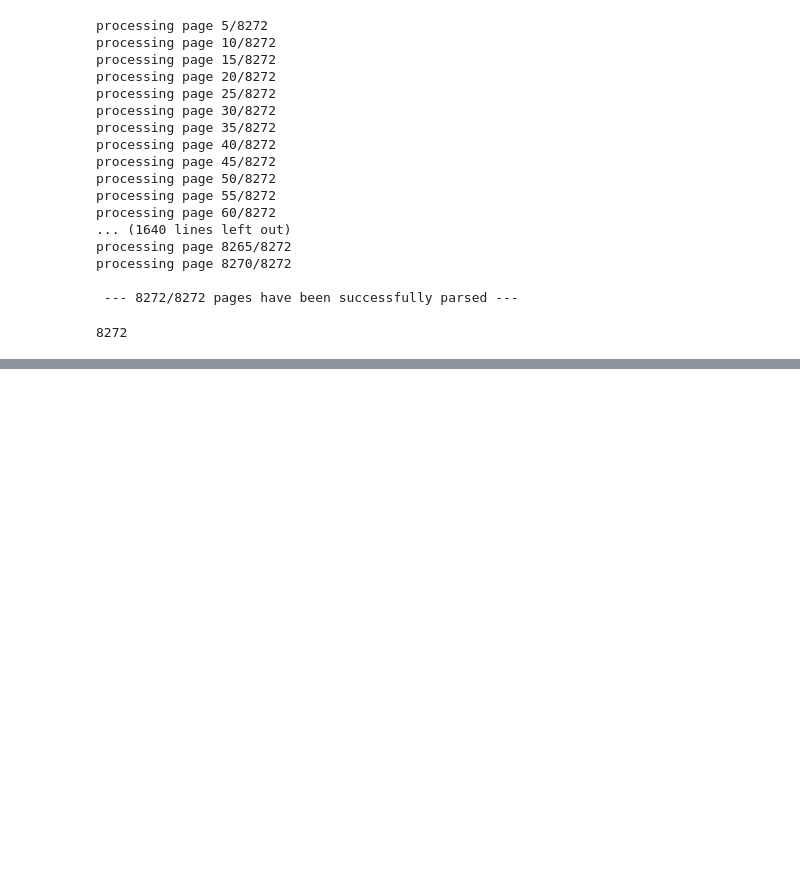
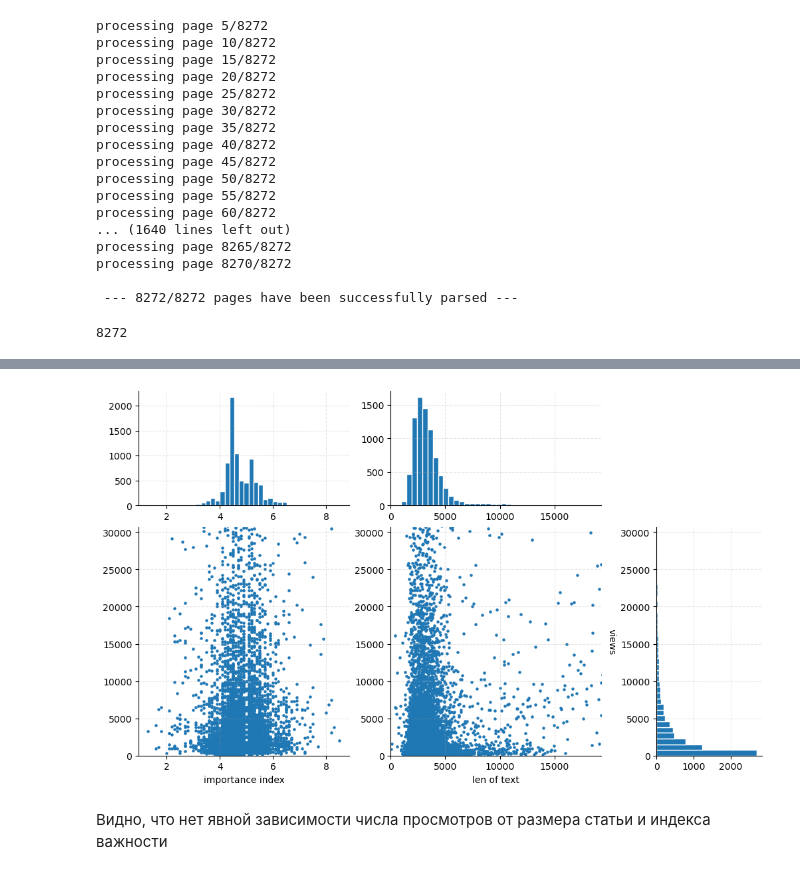
Before and after one commit to VladShajdulin/OTUS, a Jupyter notebook: home_work_1.ipynb, the cells around one changed output, grey strips where cells are left out. Drawn from its saved outputs; the diff is of its cells as text; code cells hidden in the pictures; blank space fills up the shorter version.

```diff
--- a/home_work_1.ipynb
+++ b/home_work_1.ipynb
@@ -234,0 +234,8 @@ pages[-3]
+# %%
+with open('articles_links.json', 'r', encoding='UTF-8') as f:
+    articles = json.load(f)
+
+with open('texts_comments.json', 'r', encoding='UTF-8') as f:
+    pages = json.load(f)
+
+original_df = pd.merge(pd.DataFrame(articles), pd.DataFrame(pages), on='link')
@@ -234,0 +278,43 @@ pages[-3]
+# %%
+y = original_df['views']
+x1 = original_df['imp_ind']
+x2 = original_df['text'].map(lambda x: len(x))
+
+y_lim, x2_lim = y.quantile(0.95), x2.quantile(0.99)
+# %%
+fig, axs = plt.subplot_mosaic([['hist_x1', 'hist_x2', '.'],
+                               ['scatter_1', 'scatter_2', 'hist_y']],
+                              figsize=(10, 6),
+                              width_ratios=(2, 2, 1),
+                              height_ratios=(1, 2),
+                              layout='constrained')
+
+axs['hist_x1'].hist(x1, bins=40, edgecolor='white')
+axs['hist_x2'].hist(x2, bins=40, range=(0, x2_lim), edgecolor='white')
+axs['hist_y'].hist(y, bins=40, range=(0, y_lim), orientation='horizontal', edgecolor='white')
+axs['scatter_1'].scatter(x1, y, s=5)
+axs['scatter_2'].scatter(x2, y, s=5)
+
+axs['scatter_1'].sharey(axs['scatter_2'])
+axs['scatter_2'].sharey(axs['hist_y'])
+axs['scatter_1'].sharex(axs['hist_x1'])
+axs['scatter_2'].sharex(axs['hist_x2'])
+
+axs['scatter_1'].set_ylim(0, y_lim)
+axs['scatter_2'].set_ylim(0, y_lim)
+axs['scatter_2'].set_xlim(0, x2_lim)
+
+axs['scatter_1'].set_xlabel('importance index')
+axs['scatter_2'].set_xlabel('len of text')
+axs['hist_y'].set_ylabel('views', rotation=270, labelpad=15)
+
+for ax in axs.values():
+    ax.grid(True, linestyle='--', alpha=0.3)
+    ax.spines['top'].set_visible(False)
+    ax.spines['right'].set_visible(False)
+
+plt.show()
+# %% [output]
+[figure, added]
+# %% [markdown]
+Видно, что нет явной зависимости числа просмотров от размера статьи и индекса важности
```
Also changed, not shown: parts of 5 cells of this notebook.
